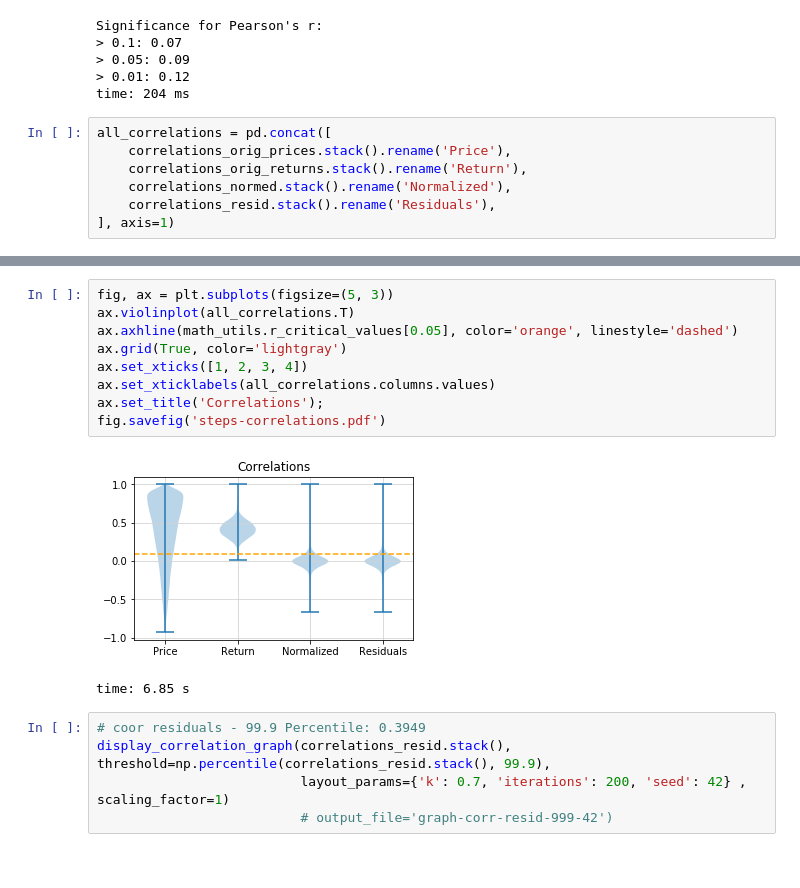
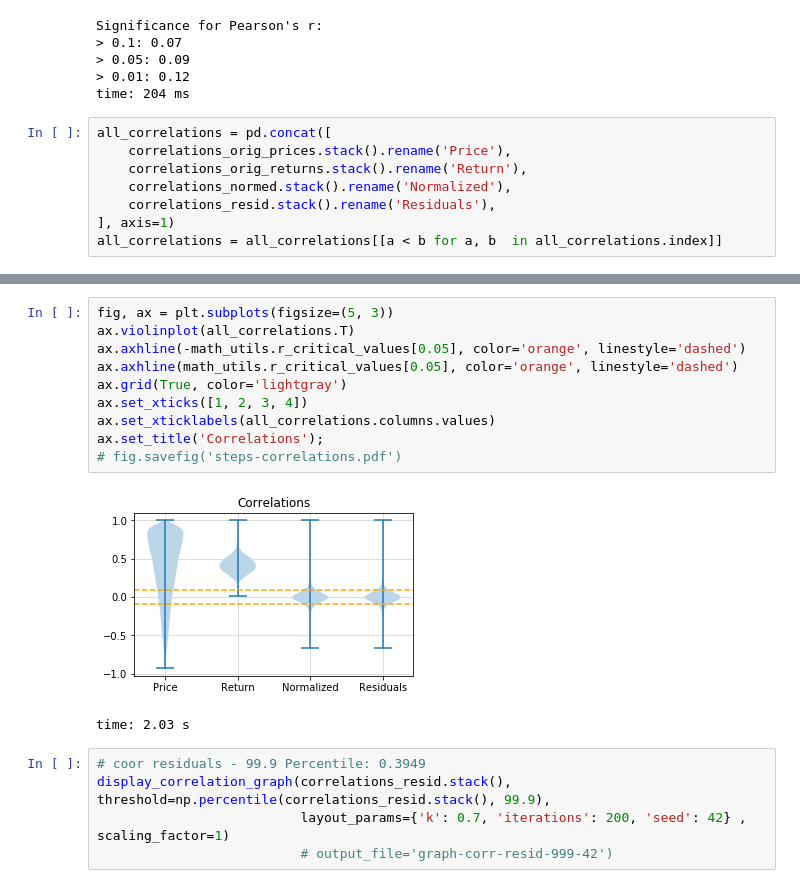
Before and after one commit to Chaoste/nlp-stocks, a Jupyter notebook: research/15.0-Stocks-Regression-Analysis.ipynb, the cells around one changed output, grey strips where cells are left out. Drawn from its saved outputs; the diff is of its cells as text.

```diff
--- a/research/15.0-Stocks-Regression-Analysis.ipynb
+++ b/research/15.0-Stocks-Regression-Analysis.ipynb
@@ -1131,4 +1125,5 @@ all_correlations = pd.concat([
     correlations_normed.stack().rename('Normalized'),
     correlations_resid.stack().rename('Residuals'),
 ], axis=1)
+all_correlations = all_correlations[[a < b for a, b  in all_correlations.index]]
 # %% [output]
@@ -1136,15 +1140,16 @@ time: 343 ms
 # %%
 fig, ax = plt.subplots(figsize=(5, 3))
 ax.violinplot(all_correlations.T)
+ax.axhline(-math_utils.r_critical_values[0.05], color='orange', linestyle='dashed')
 ax.axhline(math_utils.r_critical_values[0.05], color='orange', linestyle='dashed')
 ax.grid(True, color='lightgray')
 ax.set_xticks([1, 2, 3, 4])
 ax.set_xticklabels(all_correlations.columns.values)
 ax.set_title('Correlations');
-fig.savefig('steps-correlations.pdf')
+# fig.savefig('steps-correlations.pdf')
 # %% [output]
-[figure, old version]
+[figure, new version]
-time: 6.85 s
+time: 2.03 s
 # %%
 # coor residuals - 99.9 Percentile: 0.3949
 display_correlation_graph(correlations_resid.stack(), threshold=np.percentile(correlations_resid.stack(), 99.9),
```
Also changed, not shown: parts of 31 cells of this notebook, 9 other files.
